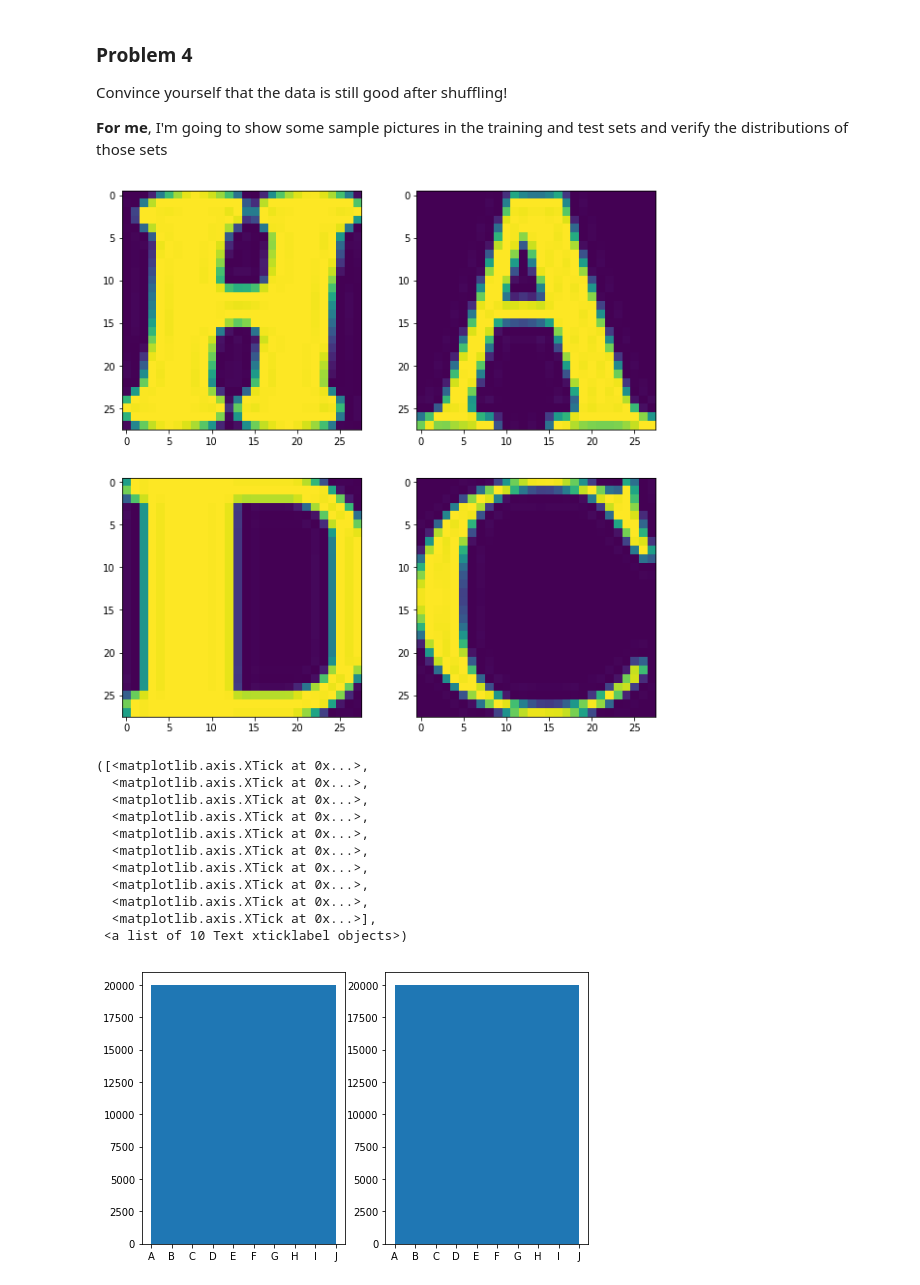
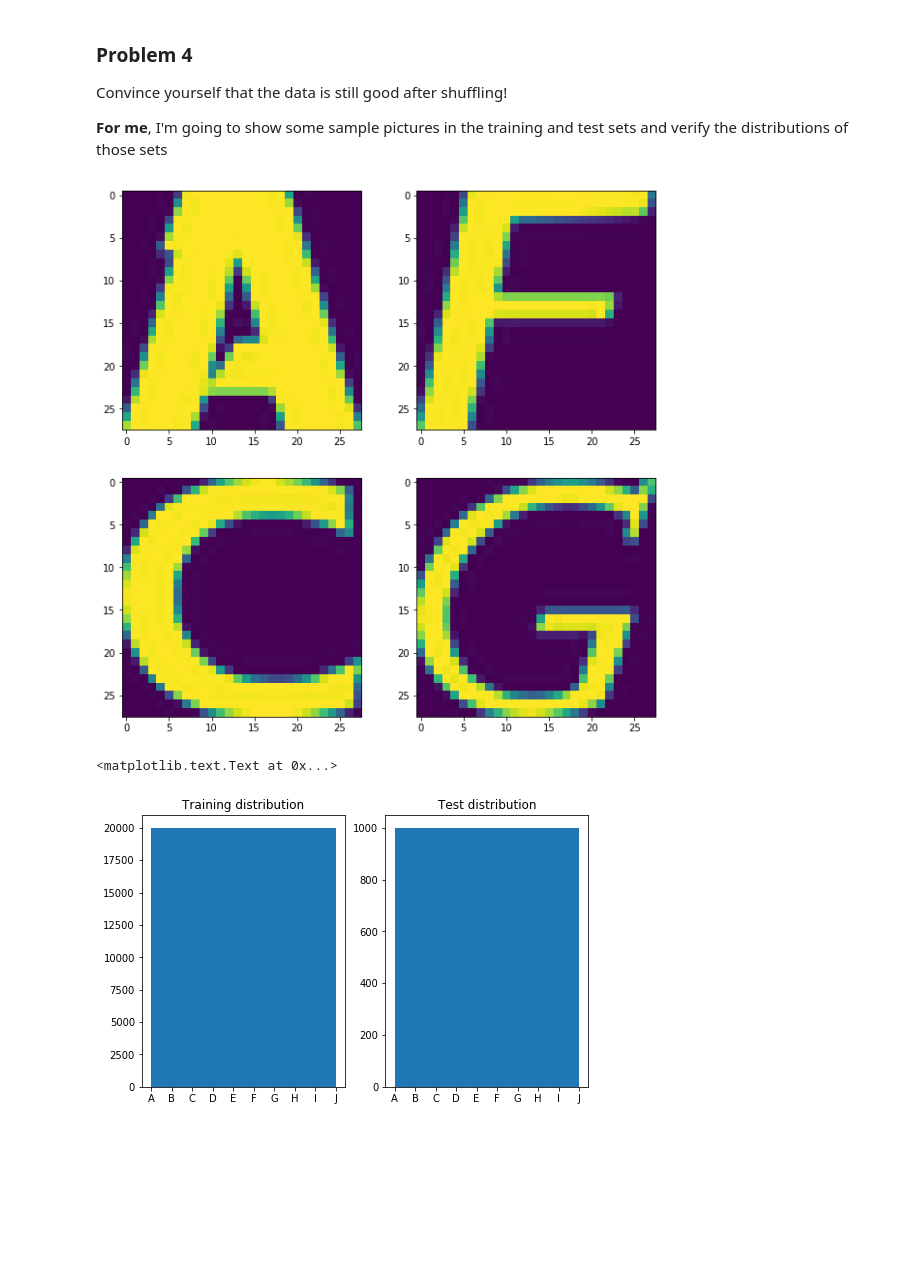
Before and after one commit to erikdao/deep-learing, a Jupyter notebook: 1_notmnist.ipynb, the cells around one changed output. Drawn from its saved outputs; the diff is of its cells as text; code cells hidden in the pictures; blank space fills up the shorter version.

```diff
--- a/1_notmnist.ipynb
+++ b/1_notmnist.ipynb
@@ -114,7 +108,7 @@ Extracting data for ./data/notMNIST_small. This may take a while. Please wait.
 Let's take a peek at some of the data to make sure it looks sensible. Each exemplar should be an image of a character A through J rendered in a different font. Display a sample of the images that we just downloaded.
 # %%
 for folder in train_folders:
-    ex_file = os.listdir(folder)[5]
+    ex_file = os.listdir(folder)[1000]
     ex_path = os.path.join(folder, ex_file)
     display(Image(filename=ex_path))
 # %% [output]
@@ -366,22 +349,12 @@ plt.subplot(224); plt.imshow(test_dataset[500])
 
 plt.show()
 # %% [output]
-[figure, old version]
+[figure, new version]
 # %%
 fig = plt.figure(figsize=(8,5))
 
-plt.subplot(121); plt.hist(train_labels); plt.xticks(range(10), [chr(d+65) for d in range(10)])
-plt.subplot(122); plt.hist(train_labels); plt.xticks(range(10), [chr(d+65) for d in range(10)])
+plt.subplot(121); plt.hist(train_labels); plt.xticks(range(10), [chr(d+65) for d in range(10)]); plt.title('Training distribution')
+plt.subplot(122); plt.hist(test_labels); plt.xticks(range(10), [chr(d+65) for d in range(10)]); plt.title('Test distribution')
 # %% [output]
-([<matplotlib.axis.XTick at 0x...>,
-  <matplotlib.axis.XTick at 0x...>,
-  <matplotlib.axis.XTick at 0x...>,
-  <matplotlib.axis.XTick at 0x...>,
-  <matplotlib.axis.XTick at 0x...>,
-  <matplotlib.axis.XTick at 0x...>,
-  <matplotlib.axis.XTick at 0x...>,
-  <matplotlib.axis.XTick at 0x...>,
-  <matplotlib.axis.XTick at 0x...>,
-  <matplotlib.axis.XTick at 0x...>],
- <a list of 10 Text xticklabel objects>)
+<matplotlib.text.Text at 0x...>
-[figure, old version]
+[figure, new version]
```
Also changed, not shown: parts of 15 cells of this notebook, 1 other file.
